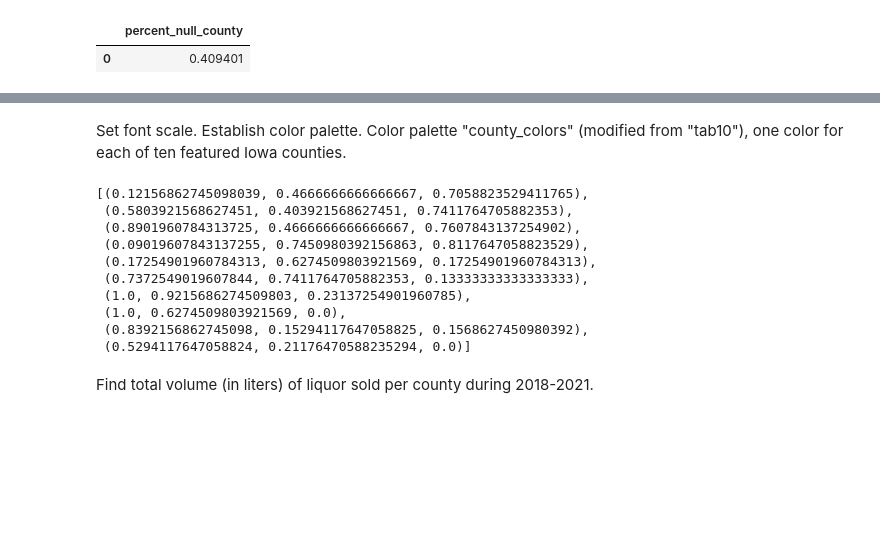
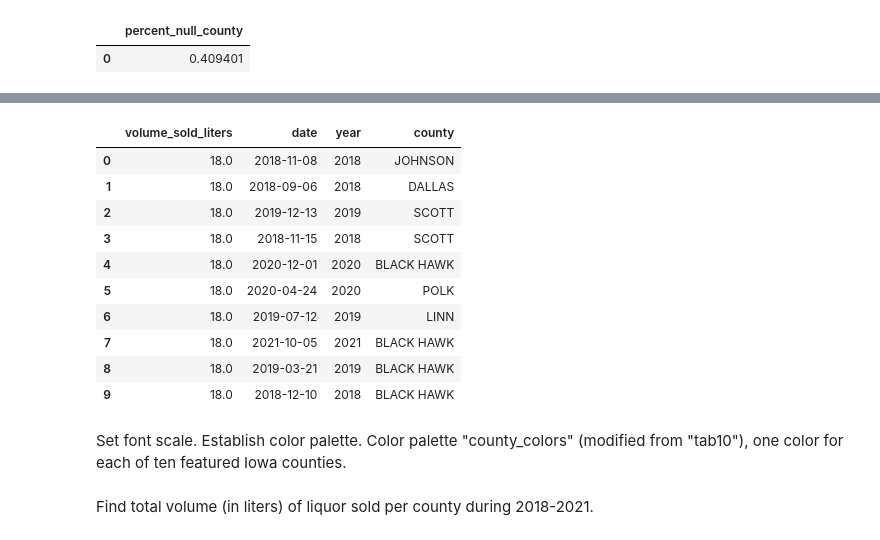
Before and after one commit to amoutafian/iowa_liquor_project, a Jupyter notebook: Iowa_liquor_moutafian_analysis.ipynb, the cells around one changed output, grey strips where cells are left out. Drawn from its saved outputs; the diff is of its cells as text; code cells hidden in the pictures; blank space fills up the shorter version.

```diff
--- a/Iowa_liquor_moutafian_analysis.ipynb
+++ b/Iowa_liquor_moutafian_analysis.ipynb
@@ -45,22 +111,63 @@ percent_null_liters_sold
+# %%
+cleaned_county_sql_statement = """
+WITH
+source_table AS (
+  SELECT
+    volume_sold_liters,
+    date,
+    store_number,
+    IF (county ='POTTAWATTA','POTTAWATTAMIE', county) AS county,
+    EXTRACT(YEAR FROM date) AS year
+  FROM `bigquery-public-data.iowa_liquor_sales.sales`
+  WHERE EXTRACT(YEAR FROM date) IN (2017, 2018, 2019, 2020, 2021)
+  ),
+
+store_county_map AS (
+  SELECT
+    store_number,
+    MAX(county) AS county
+  FROM source_table
+  WHERE store_number IS NOT NULL
+  GROUP BY store_number
+),
+
+joined_table AS (
+  SELECT a.volume_sold_liters, a.date, a.year, a.store_number, COALESCE(a.county, b.county) AS county
+  FROM source_table a
+  LEFT JOIN store_county_map b ON a.store_number = b.store_number
+),
+
+cleaned_source_table AS (
+  SELECT
+    volume_sold_liters,
+    date,
+    year,
+    county
+  FROM joined_table
+  WHERE county IN ("POLK", "LINN", "SCOTT", "JOHNSON", "BLACK HAWK", "WOODBURY", "DUBUQUE", "STORY", "DALLAS", "POTTAWATTAMIE")
+  )
+
+SELECT *
+FROM cleaned_source_table LIMIT 10
+  """.strip()
+# %%
+cleaned_source_table = pd.read_sql_query(cleaned_county_sql_statement, engine)
+cleaned_source_table
+# %% [output]
+|  | volume_sold_liters | date | year | county |
+| 0 | 18.0 | 2018-11-08 | 2018 | JOHNSON |
+| 1 | 18.0 | 2018-09-06 | 2018 | DALLAS |
+| 2 | 18.0 | 2019-12-13 | 2019 | SCOTT |
+| 3 | 18.0 | 2018-11-15 | 2018 | SCOTT |
+| 4 | 18.0 | 2020-12-01 | 2020 | BLACK HAWK |
+| 5 | 18.0 | 2020-04-24 | 2020 | POLK |
+| 6 | 18.0 | 2019-07-12 | 2019 | LINN |
+| 7 | 18.0 | 2021-10-05 | 2021 | BLACK HAWK |
+| 8 | 18.0 | 2019-03-21 | 2019 | BLACK HAWK |
+| 9 | 18.0 | 2018-12-10 | 2018 | BLACK HAWK |
 # %% [markdown]
 Set font scale. Establish color palette.
 Color palette "county_colors" (modified from "tab10"), one color for each of ten featured Iowa counties.
-# %%
-sns.set(font_scale = 1.4)
-colors = ['#1f77b4', '#9467bd', '#e377c2', '#17becf', '#2ca02c', '#bcbd22', '#FFEB3B', '#FFA000', '#d62728', '#873600']
-county_colors = sns.color_palette(colors)
-sns.color_palette(county_colors)
-# %% [output]
-[(0.12156862745098039, 0.4666666666666667, 0.7058823529411765),
- (0.5803921568627451, 0.403921568627451, 0.7411764705882353),
- (0.8901960784313725, 0.4666666666666667, 0.7607843137254902),
- (0.09019607843137255, 0.7450980392156863, 0.8117647058823529),
- (0.17254901960784313, 0.6274509803921569, 0.17254901960784313),
- (0.7372549019607844, 0.7411764705882353, 0.13333333333333333),
- (1.0, 0.9215686274509803, 0.23137254901960785),
- (1.0, 0.6274509803921569, 0.0),
- (0.8392156862745098, 0.15294117647058825, 0.1568627450980392),
- (0.5294117647058824, 0.21176470588235294, 0.0)]
 # %% [markdown]
 Find total volume (in liters) of liquor sold per county during 2018-2021.
 # %%
```
Also changed, not shown: parts of 15 cells of this notebook.
